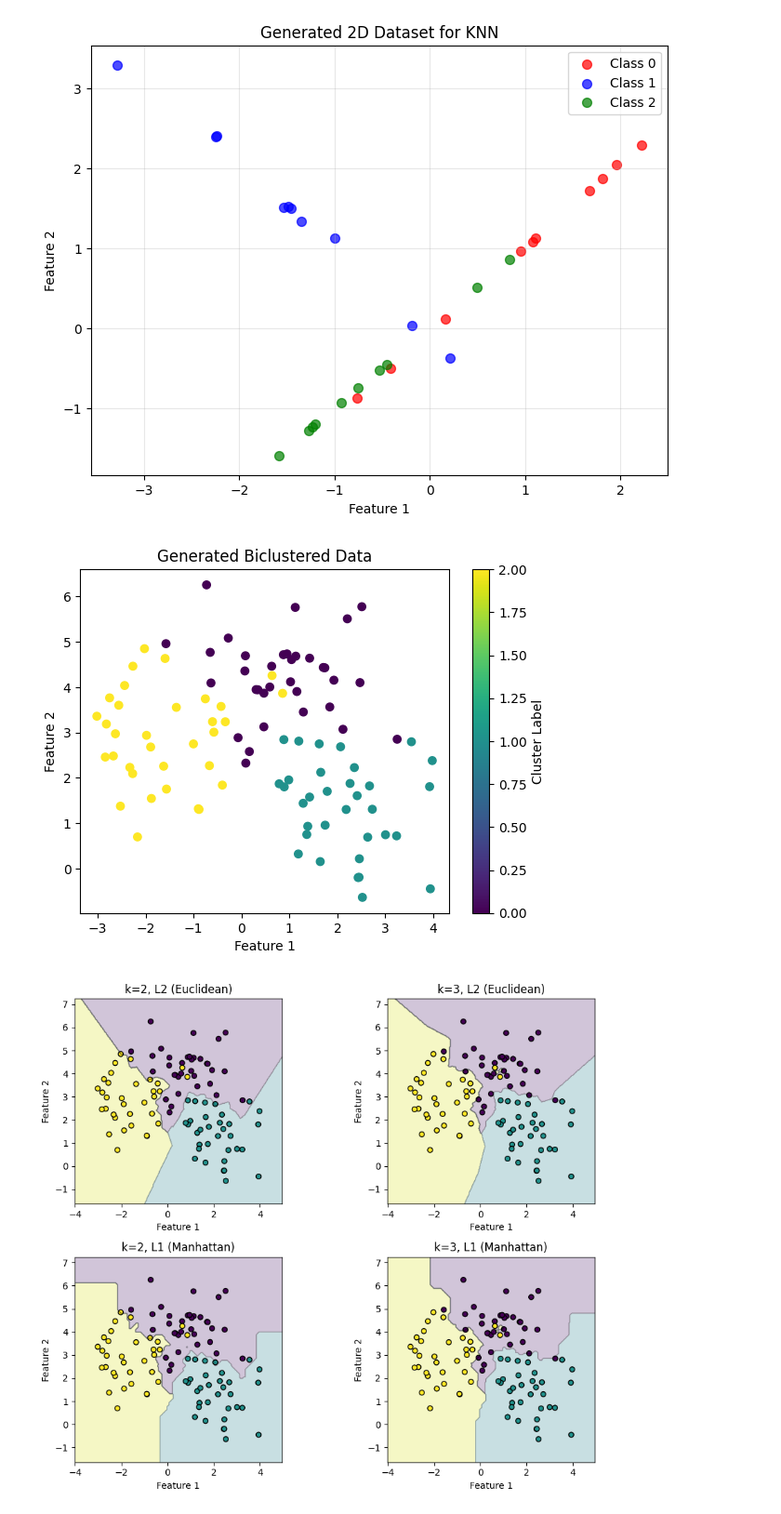
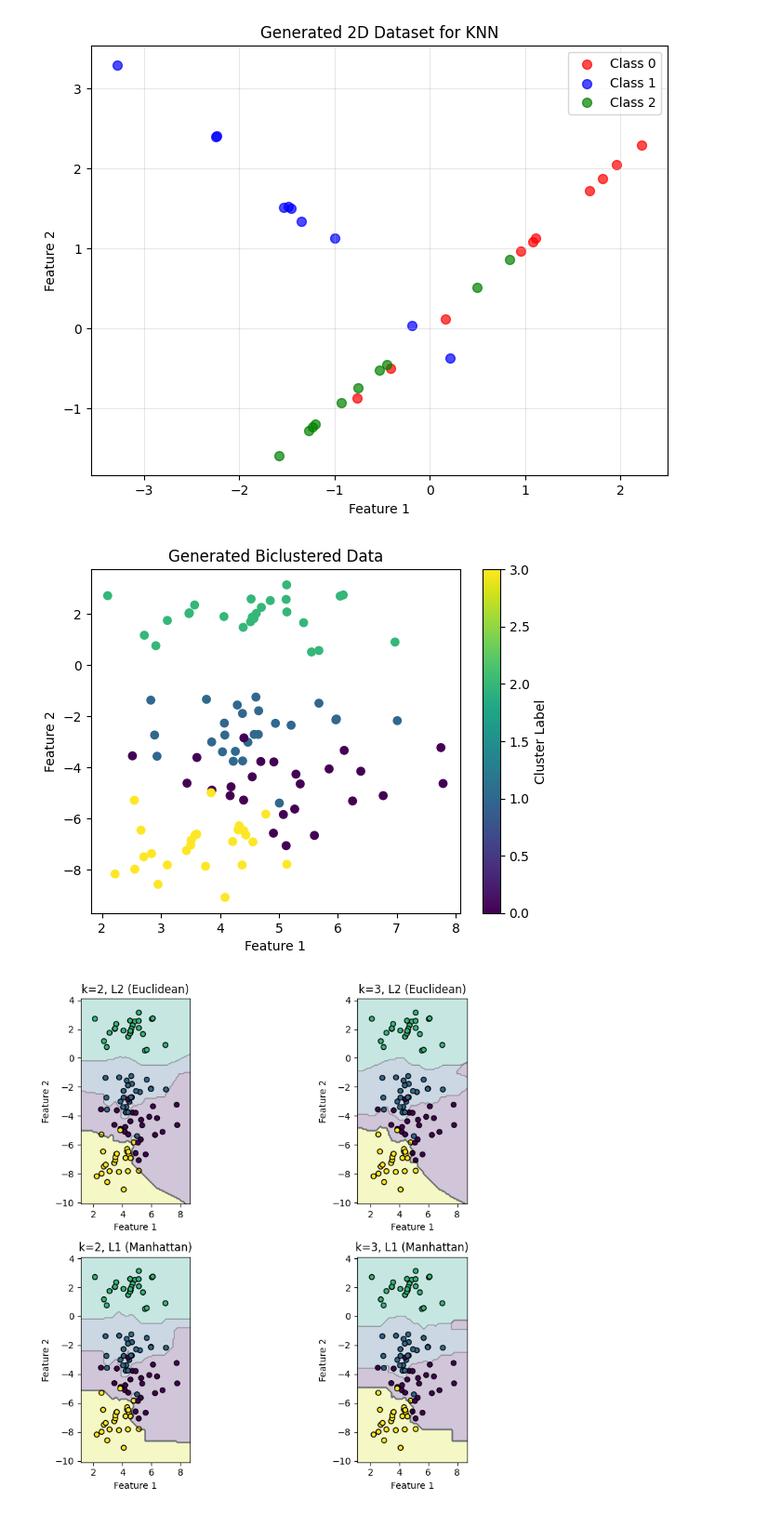
Before and after one commit to HaykTarkhanyan/python_math_ml_course, a Jupyter notebook: bzbz.ipynb, the cells around one changed output. Shown at 93% size. Drawn from its saved outputs; the diff is of its cells as text; code cells hidden in the pictures.

```diff
--- a/bzbz.ipynb
+++ b/bzbz.ipynb
@@ -162,8 +162,8 @@ import sklearn.datasets as skd
 # %%
 from sklearn.datasets import make_blobs
 
-X, y = make_blobs(n_samples=100, centers=3, n_features=2,
-                  random_state=0)
+X, y = make_blobs(n_samples=100, centers=4, n_features=2,
+                  random_state=509)
 # plot
 import matplotlib.pyplot as plt
 plt.scatter(X[:, 0], X[:, 1], c=y, cmap='viridis', marker='o')
@@ -173,14 +173,14 @@ plt.ylabel('Feature 2')
 plt.colorbar(label='Cluster Label')
 plt.show()
 # %% [output]
-[figure, old version]
+[figure, new version]
 # %%
 import numpy as np
 from sklearn.neighbors import KNeighborsClassifier
 import matplotlib.pyplot as plt
 
 # ---- Decision boundary helper ----
-def plot_knn_boundaries(X, y, configs, h=0.03):
+def plot_knn_boundaries(X, y, configs, h=0.1):
     # mesh over the feature space
     x_min, x_max = X[:, 0].min() - 1.0, X[:, 0].max() + 1.0
     y_min, y_max = X[:, 1].min() - 1.0, X[:, 1].max() + 1.0
@@ -197,31 +197,31 @@ def plot_knn_boundaries(X, y, configs, h=0.03):
         Z = clf.predict(np.c_[xx.ravel(), yy.ravel()]).reshape(xx.shape)
 
         # background regions
         ax.contourf(xx, yy, Z, alpha=0.25, cmap='viridis', antialiased=True)
         # decision boundaries (optional but nice)
         ax.contour(xx, yy, Z, levels=np.unique(y), linewidths=1, colors='k', alpha=0.3)
 
         # training points
         sc = ax.scatter(X[:, 0], X[:, 1], c=y, cmap='viridis',
                         edgecolor='k', s=30)
         ax.set_title(title)
         ax.set_xlabel('Feature 1')
         ax.set_ylabel('Feature 2')
         ax.set_xlim(xx.min(), xx.max())
         ax.set_ylim(yy.min(), yy.max())
         ax.set_aspect('equal')
 
     plt.tight_layout()
     plt.show()
 
 # ---- Define the four configurations: k=2,3 with L2 and L1 ----
 configs = [
     ("k=2, L2 (Euclidean)", dict(n_neighbors=2, metric='minkowski', p=2)),
     ("k=3, L2 (Euclidean)", dict(n_neighbors=3, metric='minkowski', p=2)),
     ("k=2, L1 (Manhattan)", dict(n_neighbors=2, metric='minkowski', p=1)),  # or metric='manhattan'
     ("k=3, L1 (Manhattan)", dict(n_neighbors=3, metric='minkowski', p=1)),
 ]
 
 plot_knn_boundaries(X, y, configs)
 # %% [output]
-[figure, old version]
+[figure, new version]
```
Also changed, not shown: parts of 2 cells of this notebook, 3 other files.
